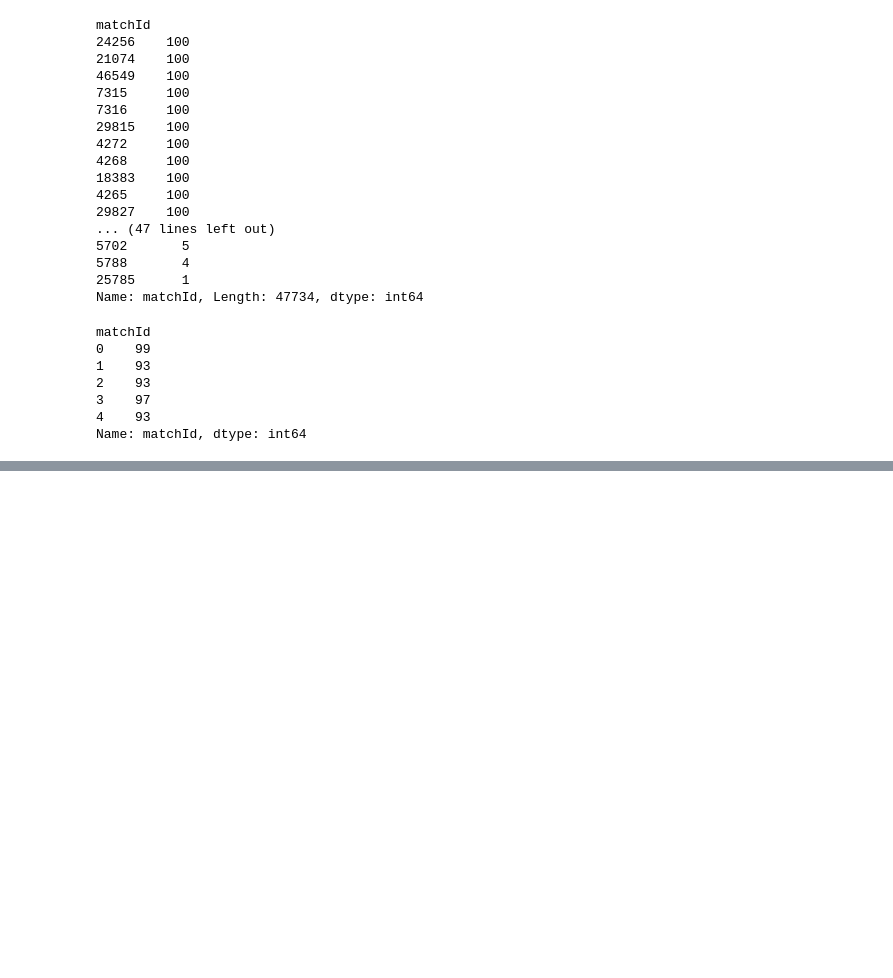
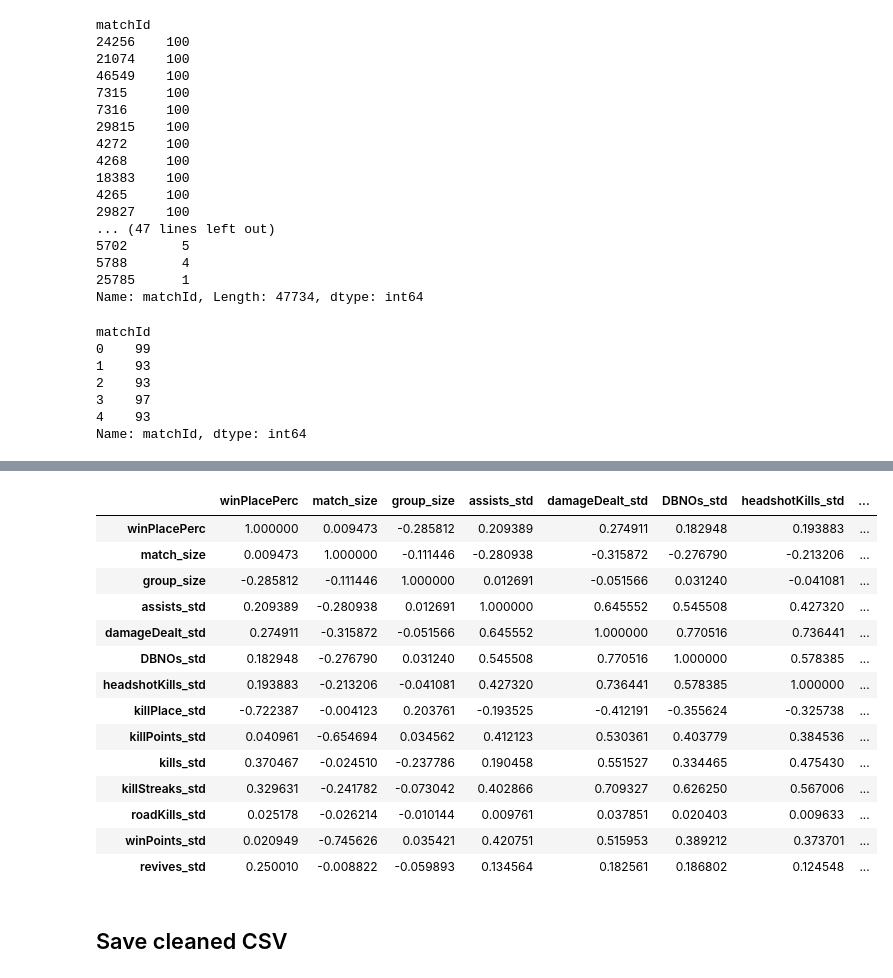
Before and after one commit to Tucker-Allen/PUBG_Kaggle_Competition, a Jupyter notebook: code/EDA.ipynb, the cells around one changed output, grey strips where cells are left out. Cells and saved outputs as stored; diff of their text form; code cells hidden in the pictures; blank space fills up the shorter version.

```diff
--- a/code/EDA.ipynb
+++ b/code/EDA.ipynb
@@ -141,0 +378,20 @@ train.head()
+# %%
+train[train.columns[13:]].corr()
+# %% [output]
+|  | winPlacePerc | match_size | group_size | assists_std | damageDealt_std | DBNOs_std | headshotKills_std | ... |
+| winPlacePerc | 1.000000 | 0.009473 | -0.285812 | 0.209389 | 0.274911 | 0.182948 | 0.193883 | ... |
+| match_size | 0.009473 | 1.000000 | -0.111446 | -0.280938 | -0.315872 | -0.276790 | -0.213206 | ... |
+| group_size | -0.285812 | -0.111446 | 1.000000 | 0.012691 | -0.051566 | 0.031240 | -0.041081 | ... |
+| assists_std | 0.209389 | -0.280938 | 0.012691 | 1.000000 | 0.645552 | 0.545508 | 0.427320 | ... |
+| damageDealt_std | 0.274911 | -0.315872 | -0.051566 | 0.645552 | 1.000000 | 0.770516 | 0.736441 | ... |
+| DBNOs_std | 0.182948 | -0.276790 | 0.031240 | 0.545508 | 0.770516 | 1.000000 | 0.578385 | ... |
+| headshotKills_std | 0.193883 | -0.213206 | -0.041081 | 0.427320 | 0.736441 | 0.578385 | 1.000000 | ... |
+| killPlace_std | -0.722387 | -0.004123 | 0.203761 | -0.193525 | -0.412191 | -0.355624 | -0.325738 | ... |
+| killPoints_std | 0.040961 | -0.654694 | 0.034562 | 0.412123 | 0.530361 | 0.403779 | 0.384536 | ... |
+| kills_std | 0.370467 | -0.024510 | -0.237786 | 0.190458 | 0.551527 | 0.334465 | 0.475430 | ... |
+| killStreaks_std | 0.329631 | -0.241782 | -0.073042 | 0.402866 | 0.709327 | 0.626250 | 0.567006 | ... |
+| roadKills_std | 0.025178 | -0.026214 | -0.010144 | 0.009761 | 0.037851 | 0.020403 | 0.009633 | ... |
+| winPoints_std | 0.020949 | -0.745626 | 0.035421 | 0.420751 | 0.515953 | 0.389212 | 0.373701 | ... |
+| revives_std | 0.250010 | -0.008822 | -0.059893 | 0.134564 | 0.182561 | 0.186802 | 0.124548 | ... |
+# %% [markdown]
+## Save cleaned CSV
```
Also changed, not shown: parts of 45 cells of this notebook.
